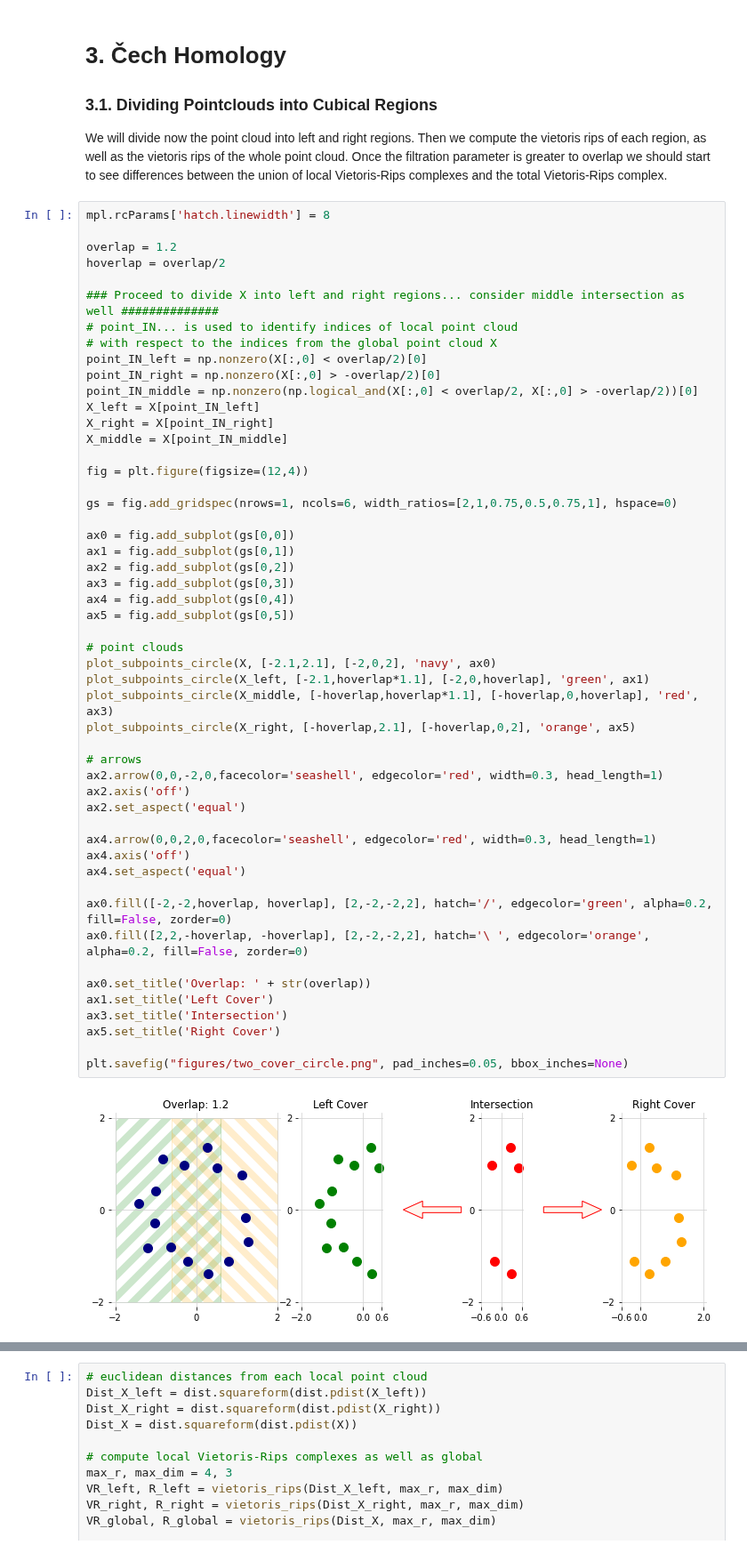
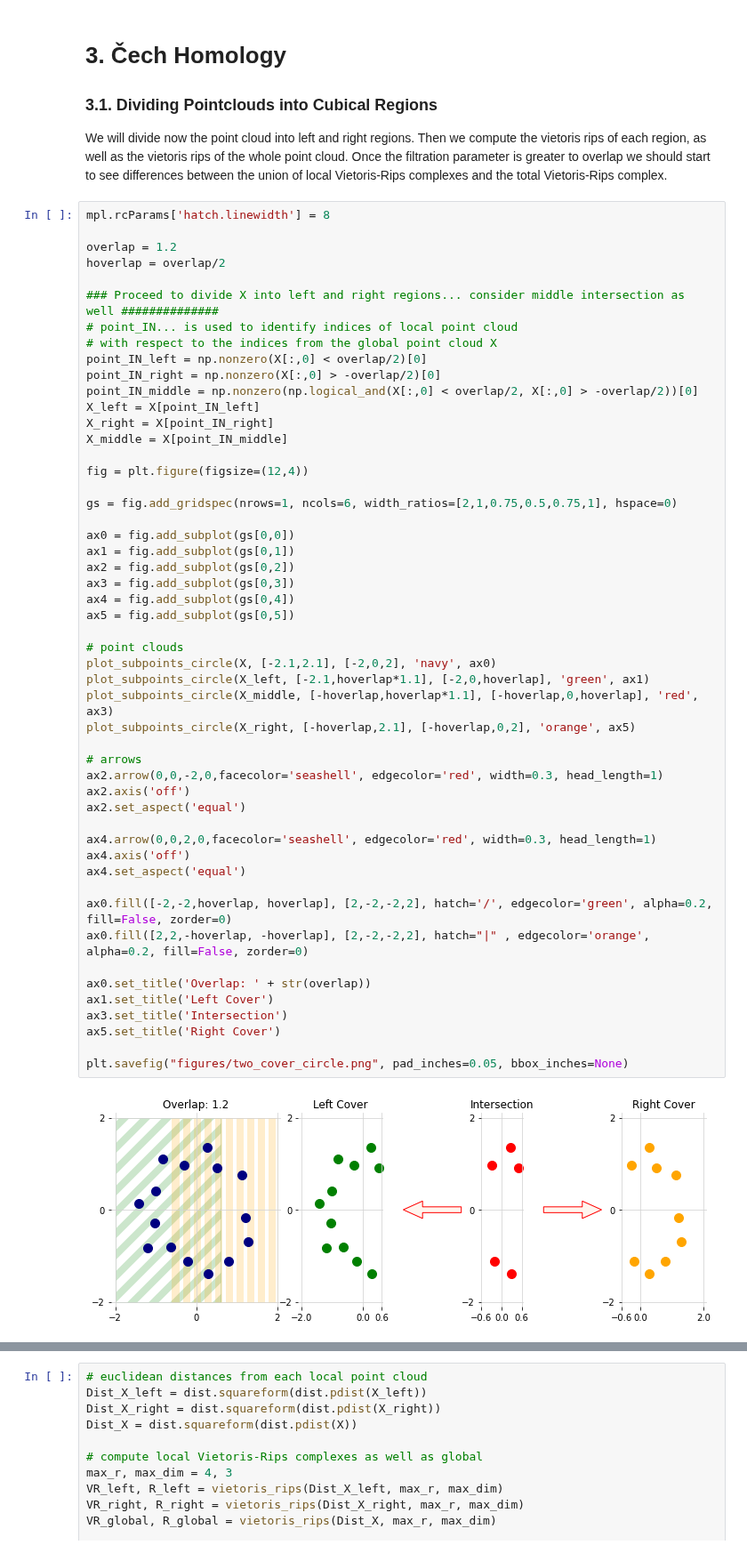
Before and after one commit to atorras1618/PerMaViss, a Jupyter notebook: examples/PerMaViss intro.ipynb, the cells around one changed output, grey strips where cells are left out. Shown at 89% size. Cells and saved outputs as stored; diff of their text form.

```diff
--- a/examples/PerMaViss intro.ipynb
+++ b/examples/PerMaViss intro.ipynb
@@ -607,32 +607,32 @@ ax0 = fig.add_subplot(gs[0,0])
 ax1 = fig.add_subplot(gs[0,1])
 ax2 = fig.add_subplot(gs[0,2])
 ax3 = fig.add_subplot(gs[0,3])
 ax4 = fig.add_subplot(gs[0,4])
 ax5 = fig.add_subplot(gs[0,5])
 
 # point clouds
 plot_subpoints_circle(X, [-2.1,2.1], [-2,0,2], 'navy', ax0)
 plot_subpoints_circle(X_left, [-2.1,hoverlap*1.1], [-2,0,hoverlap], 'green', ax1)
 plot_subpoints_circle(X_middle, [-hoverlap,hoverlap*1.1], [-hoverlap,0,hoverlap], 'red', ax3)
 plot_subpoints_circle(X_right, [-hoverlap,2.1], [-hoverlap,0,2], 'orange', ax5)
 
 # arrows
 ax2.arrow(0,0,-2,0,facecolor='seashell', edgecolor='red', width=0.3, head_length=1)
 ax2.axis('off')
 ax2.set_aspect('equal')
 
 ax4.arrow(0,0,2,0,facecolor='seashell', edgecolor='red', width=0.3, head_length=1)
 ax4.axis('off')
 ax4.set_aspect('equal')
 
 ax0.fill([-2,-2,hoverlap, hoverlap], [2,-2,-2,2], hatch='/', edgecolor='green', alpha=0.2, fill=False, zorder=0)
-ax0.fill([2,2,-hoverlap, -hoverlap], [2,-2,-2,2], hatch='\ ', edgecolor='orange', alpha=0.2, fill=False, zorder=0)
+ax0.fill([2,2,-hoverlap, -hoverlap], [2,-2,-2,2], hatch="|" , edgecolor='orange', alpha=0.2, fill=False, zorder=0)
 
 ax0.set_title('Overlap: ' + str(overlap))
 ax1.set_title('Left Cover')
 ax3.set_title('Intersection')
 ax5.set_title('Right Cover')
 
 plt.savefig("figures/two_cover_circle.png", pad_inches=0.05, bbox_inches=None)
 # %% [output]
-[figure, old version]
+[figure, new version]
```
Also changed, not shown: parts of 20 cells of this notebook, 12 other files.
